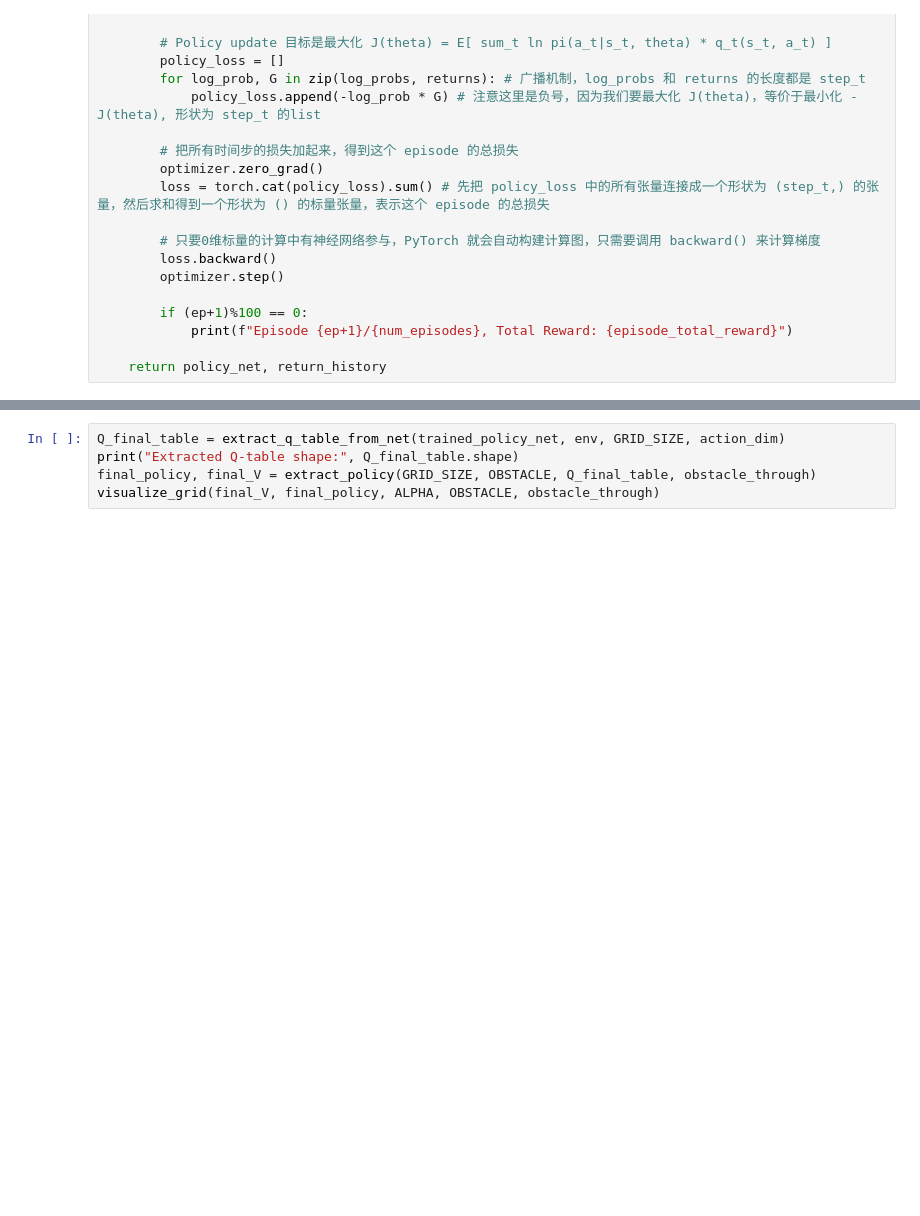
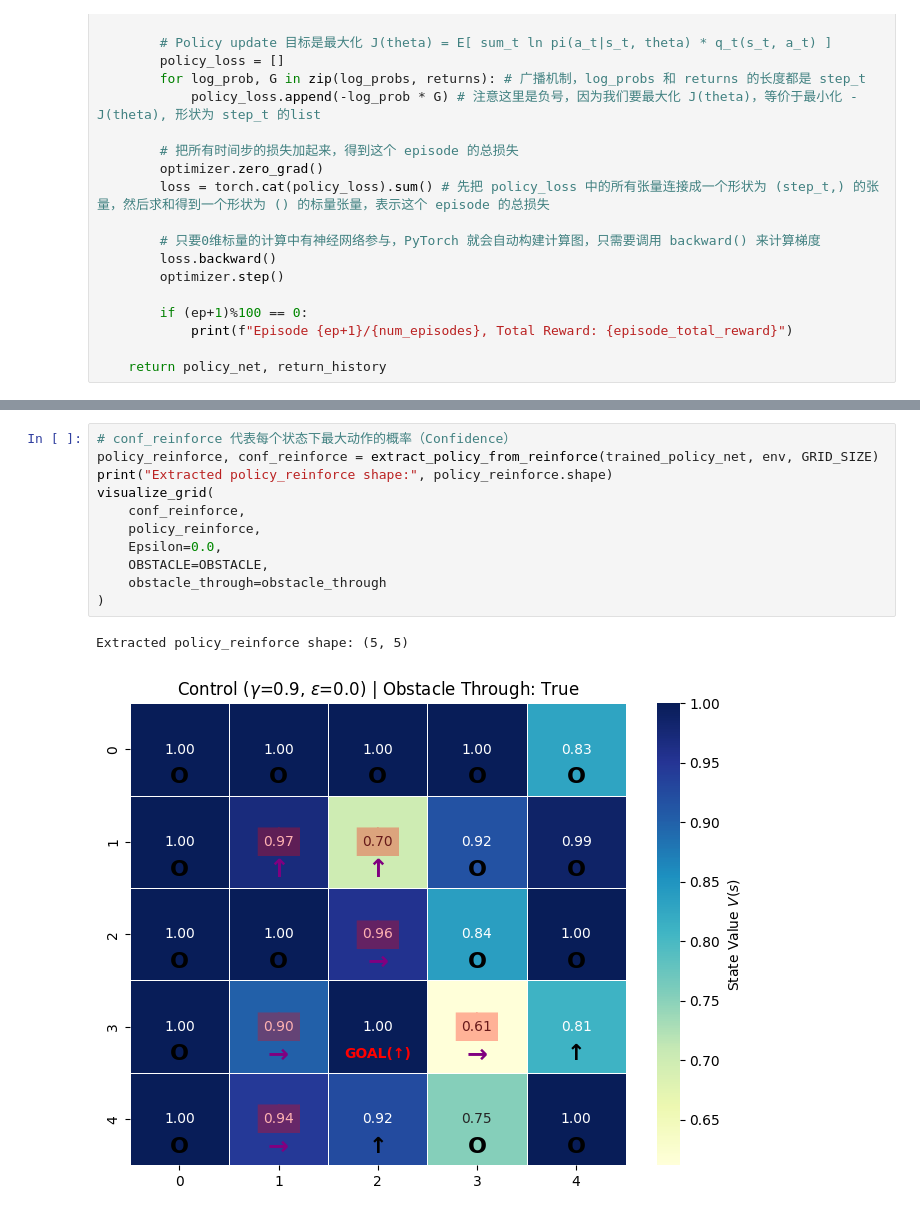
Before and after one commit to YUXXX-T/RL_lr-code, a Jupyter notebook: Lec9/REINFORCE.ipynb, the cells around one changed output, grey strips where cells are left out. Saved outputs shown, nothing was run; the diff lists cells and outputs as text; blank space fills up the shorter version.

```diff
--- a/Lec9/REINFORCE.ipynb
+++ b/Lec9/REINFORCE.ipynb
@@ -348,5 +331,14 @@ Episode 200/2000, Total Reward: -105.39999999999824
 # %%
-Q_final_table = extract_q_table_from_net(trained_policy_net, env, GRID_SIZE, action_dim)
-print("Extracted Q-table shape:", Q_final_table.shape)
-final_policy, final_V = extract_policy(GRID_SIZE, OBSTACLE, Q_final_table, obstacle_through)
-visualize_grid(final_V, final_policy, ALPHA, OBSTACLE, obstacle_through)
+# conf_reinforce 代表每个状态下最大动作的概率（Confidence）
+policy_reinforce, conf_reinforce = extract_policy_from_reinforce(trained_policy_net, env, GRID_SIZE)
+print("Extracted policy_reinforce shape:", policy_reinforce.shape)
+visualize_grid(
+    conf_reinforce,
+    policy_reinforce,
+    Epsilon=0.0,
+    OBSTACLE=OBSTACLE,
+    obstacle_through=obstacle_through
+)
+# %% [output]
+Extracted policy_reinforce shape: (5, 5)
+[figure, added]
```
Also changed, not shown: parts of 2 cells of this notebook, 5 other files.
